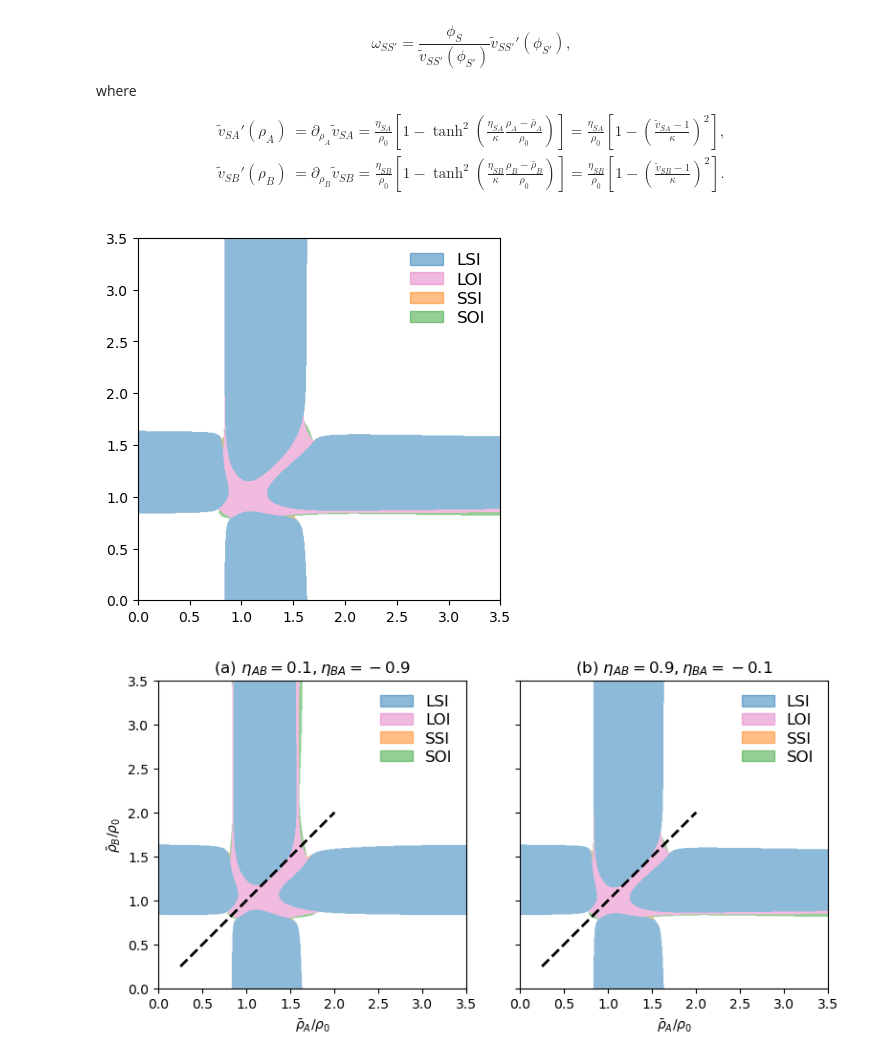
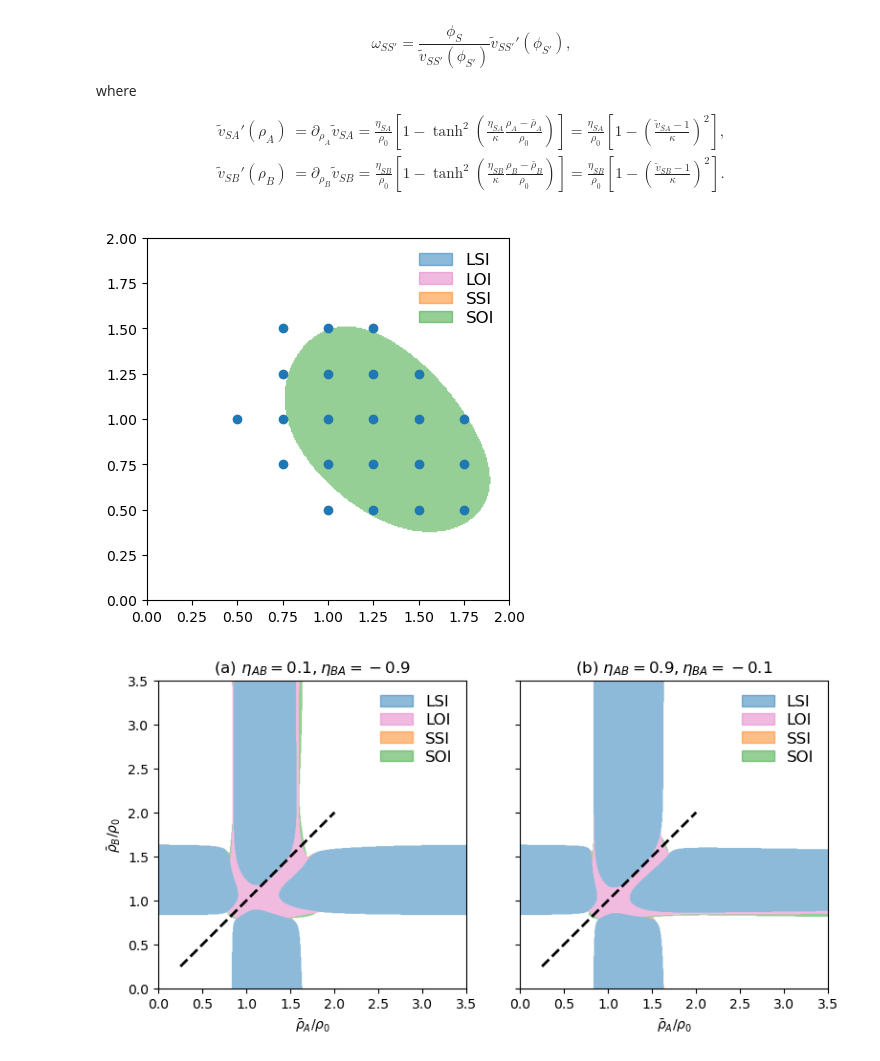
Before and after one commit to skyline-nju/PDE, a Jupyter notebook: Linear_instability/general_PD_comp.ipynb, the cells around one changed output. Saved outputs shown, nothing was run; the diff lists cells and outputs as text; code cells hidden in the pictures.

```diff
--- a/Linear_instability/general_PD_comp.ipynb
+++ b/Linear_instability/general_PD_comp.ipynb
@@ -237,39 +237,70 @@ def plot_PD_composition_Turing(state, extent, xlim=None, ylim=None, ax=None, fil
         y = (contour[:, 0] / nrows) * (extent[3] - extent[2]) + extent[2]
         if fill:
             ax.fill(x, y, c="tab:green", alpha=0.5)
         else:
             ax.plot(x, y, c="tab:green", lw=1)
 
     if xlim is None:
         xlim = [extent[0], extent[1]]
     if ylim is None:
         ylim = [extent[2], extent[3]]
     ax.set_xlim(xlim[0], xlim[1])
     ax.set_ylim(ylim[0], ylim[1])
     if flag_show:
         plt.show()
         plt.close()
 
 
 Dr_A = Dr_B = 0.1
-etaAA = -2
-etaBB = -2
+etaAA = 0
+etaBB = 0
 # etaAB = 0.95
 # etaBA = -0.05
 
-etaAB = 0.9
-etaBA = -0.1
+etaAB = 1
+etaBA = -1
 bar_rho_A = 1
 bar_rho_B = 1
 bar_vA = 1
 bar_vB = 1
 # plot_PD_composition(etaAA, etaAB, etaBA, etaBB, Dr, Dr, 1, 1, qmax=2.5, Nq=400, resolution=2000)
 extent, state, q_range = get_PD_composition_data(etaAA, etaAB, etaBA, etaBB, Dr_A, Dr_B, bar_rho_A, bar_rho_B, bar_vA, bar_vB, qmax=2.5, Nq=400, resolution=600)
 # plot_PD_composition(state, extent, xlim=[0, 3.5], ylim=[0, 3.5])
 
-plot_state(state, extent, xlim=[0, 3.5], ylim=[0, 3.5])
+fig, ax = plt.subplots(1, 1, figsize=(5, 4), constrained_layout=True)
+
+plot_state(state, extent, xlim=[0, 2], ylim=[0, 2], ax=ax)
+
+solid_circles = np.array([
+    [40, 80],
+    [60, 60],
+    [60, 80],
+    [60, 100],
+    [60, 120],
+    [80, 40],
+    [80, 60],
+    [80, 80],
+    [80, 100],
+    [80, 120],
+    [100, 40],
+    [100, 60],
+    [100, 80],
+    [100, 100],
+    [100, 120],
+    [120, 40],
+    [120, 60],
+    [120, 80],
+    [120, 100],
+    [140, 40],
+    [140, 60],
+    [140, 80]
+]) / 80
+
+ax.plot(solid_circles[:, 0], solid_circles[:, 1], "o")
+plt.show()
+plt.close()
 # %% [output]
-[figure, old version]
+[figure, new version]
 # %%
 Dr_A = Dr_B = 0.1
 etaAA = -2
```
Also changed, not shown: 3 other files.
